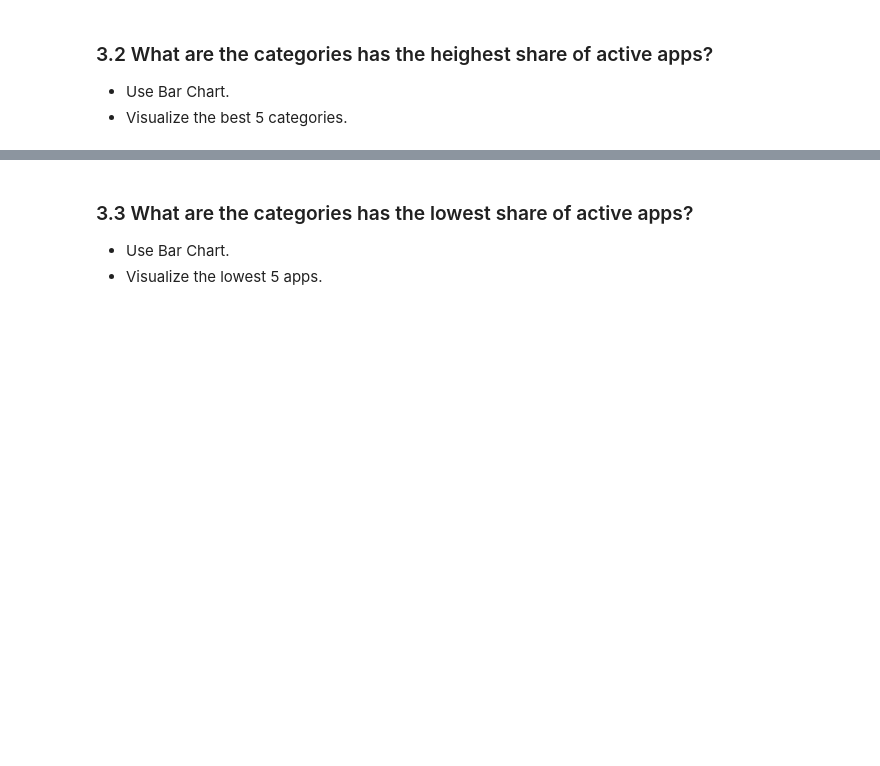
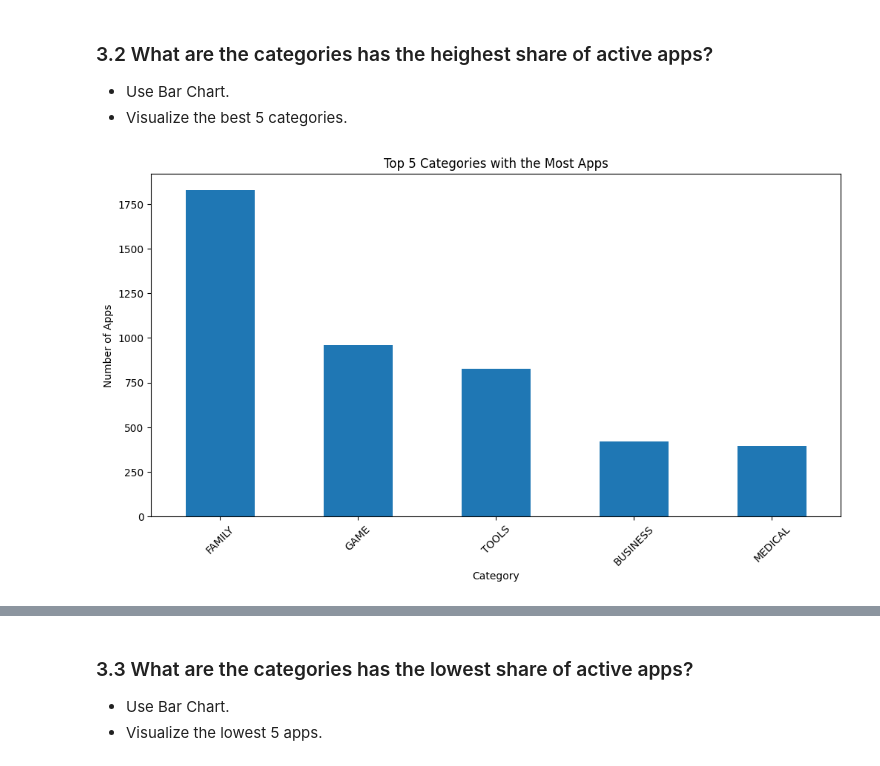
Before and after one commit to Tuwaiq-Data-Science-Bootcamp-V5/Matplotlib-Lab3, a Jupyter notebook: Matplotlib_Assignment3.ipynb, the cells around one changed output, grey strips where cells are left out. Saved outputs shown, nothing was run; the diff lists cells and outputs as text; code cells hidden in the pictures; blank space fills up the shorter version.

```diff
--- a/Matplotlib_Assignment3.ipynb
+++ b/Matplotlib_Assignment3.ipynb
@@ -349,6 +549,27 @@ memory usage: 864.0+ KB
 - Use Bar Chart.
 - Visualize the best 5 categories.
 # %%
-# Write your code here
+# Count the number of apps in each category
+category_counts = appsData['Category'].value_counts()
+
+# Get the top 5 categories with the most apps
+top_categories = category_counts.head(5)
+
+# Create a bar chart for the top 5 categories
+plt.figure(figsize=(12, 6))
+top_categories.plot(kind='bar')
+
+# Set the title, x label, and y label
+plt.title('Top 5 Categories with the Most Apps')
+plt.xlabel('Category')
+plt.ylabel('Number of Apps')
+
+# Rotate x-axis labels to avoid overlap
+plt.xticks(rotation=45)
+
+# Show the plot
+plt.show()
+# %% [output]
+[figure, added]
 # %%
 # Output :-
```
Also changed, not shown: parts of 55 cells of this notebook.
